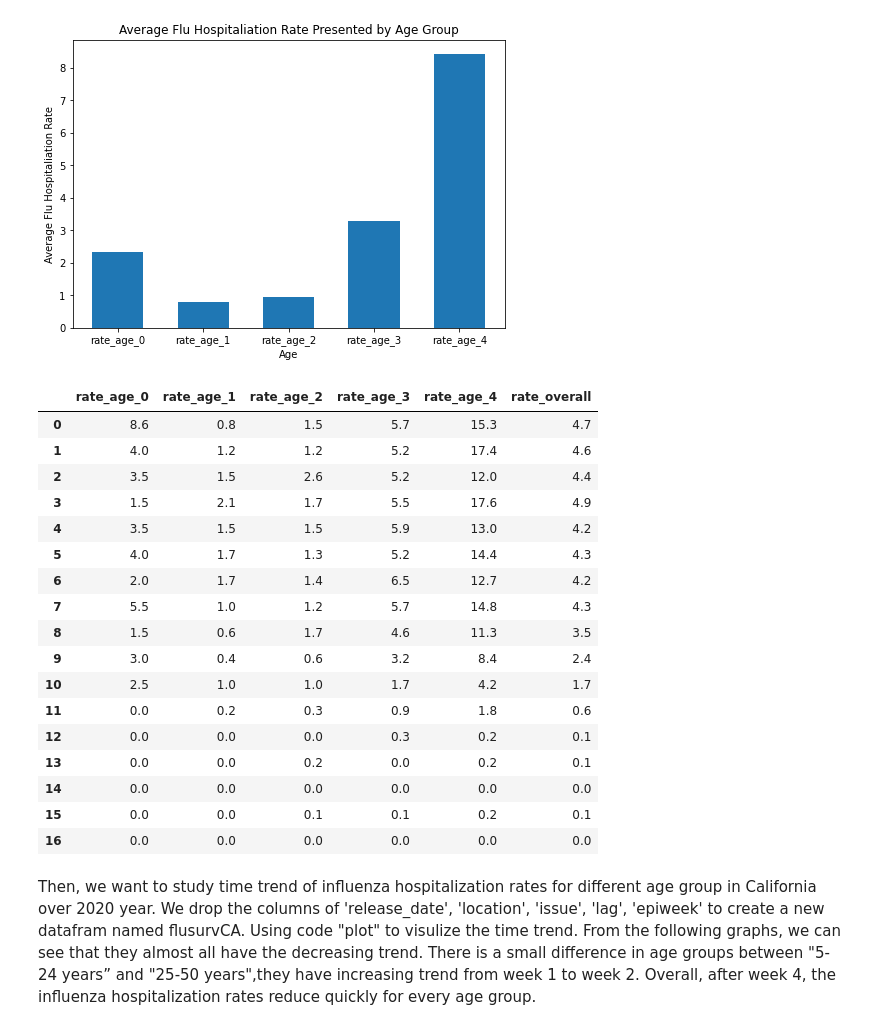
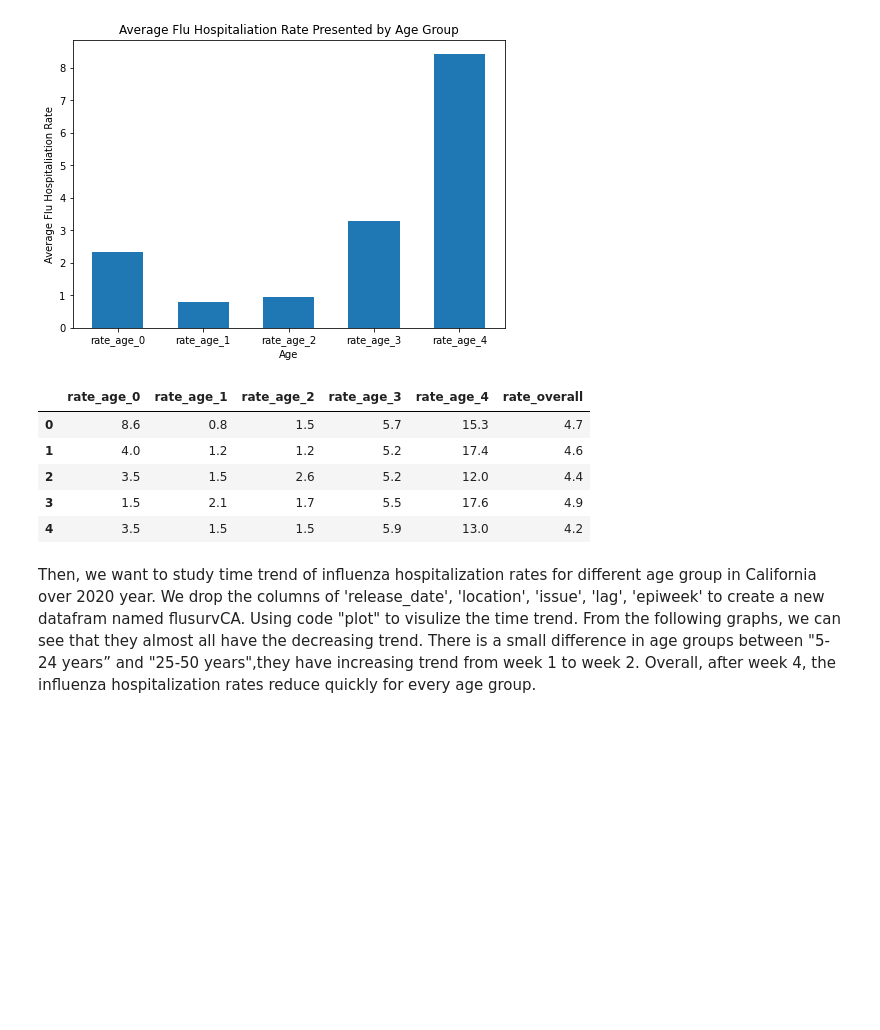
Before and after one commit to totoroyyb/sta141b-final-proj, a Jupyter notebook: Report/Project Report.ipynb, the cells around one changed output. Cells and saved outputs as stored; diff of their text form; code cells hidden in the pictures; blank space fills up the shorter version.

```diff
--- a/Report/Project Report.ipynb
+++ b/Report/Project Report.ipynb
@@ -240,26 +244,14 @@ plt.show()
 [figure]
 # %%
 flusurvCA=flusurv.drop(['release_date','location','issue','lag','epiweek'], axis = 1)
-flusurvCA
+flusurvCA.head()
 # %% [output]
 |  | rate_age_0 | rate_age_1 | rate_age_2 | rate_age_3 | rate_age_4 | rate_overall |
 | 0 | 8.6 | 0.8 | 1.5 | 5.7 | 15.3 | 4.7 |
 | 1 | 4.0 | 1.2 | 1.2 | 5.2 | 17.4 | 4.6 |
 | 2 | 3.5 | 1.5 | 2.6 | 5.2 | 12.0 | 4.4 |
 | 3 | 1.5 | 2.1 | 1.7 | 5.5 | 17.6 | 4.9 |
 | 4 | 3.5 | 1.5 | 1.5 | 5.9 | 13.0 | 4.2 |
-| 5 | 4.0 | 1.7 | 1.3 | 5.2 | 14.4 | 4.3 |
-| 6 | 2.0 | 1.7 | 1.4 | 6.5 | 12.7 | 4.2 |
-| 7 | 5.5 | 1.0 | 1.2 | 5.7 | 14.8 | 4.3 |
-| 8 | 1.5 | 0.6 | 1.7 | 4.6 | 11.3 | 3.5 |
-| 9 | 3.0 | 0.4 | 0.6 | 3.2 | 8.4 | 2.4 |
-| 10 | 2.5 | 1.0 | 1.0 | 1.7 | 4.2 | 1.7 |
-| 11 | 0.0 | 0.2 | 0.3 | 0.9 | 1.8 | 0.6 |
-| 12 | 0.0 | 0.0 | 0.0 | 0.3 | 0.2 | 0.1 |
-| 13 | 0.0 | 0.0 | 0.2 | 0.0 | 0.2 | 0.1 |
-| 14 | 0.0 | 0.0 | 0.0 | 0.0 | 0.0 | 0.0 |
-| 15 | 0.0 | 0.0 | 0.1 | 0.1 | 0.2 | 0.1 |
-| 16 | 0.0 | 0.0 | 0.0 | 0.0 | 0.0 | 0.0 |
 # %% [markdown]
 Then, we want to study time trend of influenza hospitalization rates for different age group in California over 2020 year. We drop the columns of 'release_date', 'location', 'issue', 'lag', 'epiweek' to create a new datafram named flusurvCA. Using code "plot" to visulize the time trend. From the following graphs, we can see that they almost all have the decreasing trend. There is a small difference in age groups between "5-24 years” and "25-50 years",they have increasing trend from week 1 to week 2. Overall, after week 4, the influenza hospitalization rates reduce quickly for every age group.
 # %%
```
Also changed, not shown: parts of 14 cells of this notebook, 2 other files.
